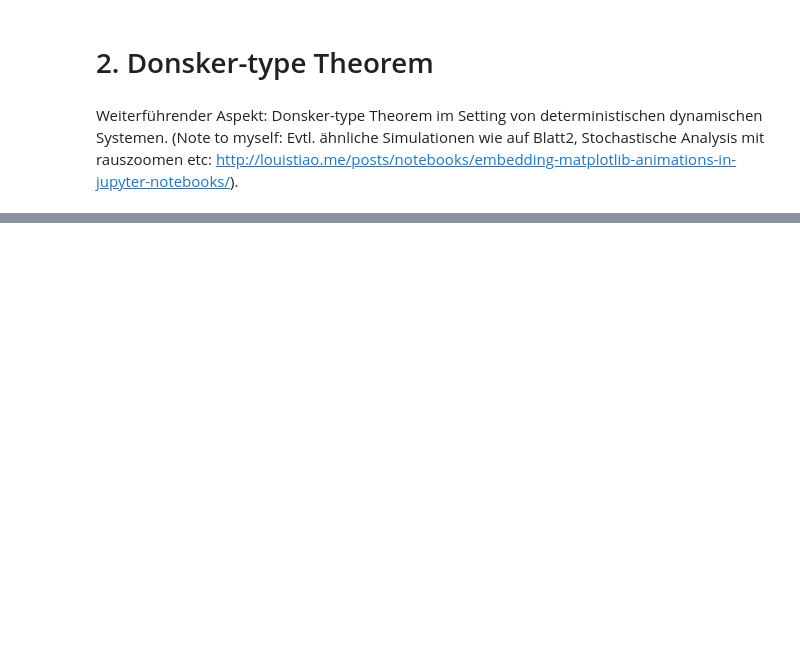
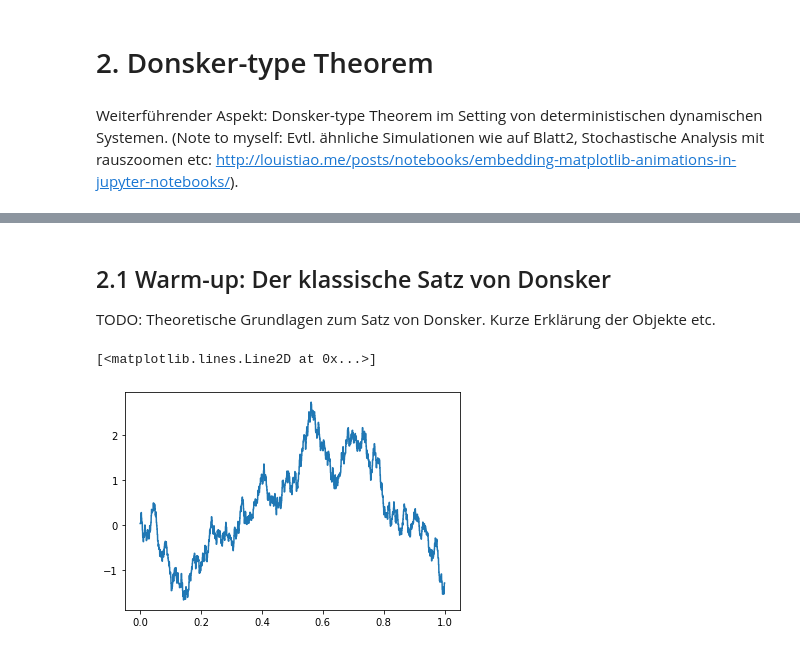
Before and after one commit to jonaskoeppl/determinismus-chaos-zufall, a Jupyter notebook: clt.ipynb, the cells around one changed output, grey strips where cells are left out. Drawn from its saved outputs; the diff is of its cells as text; code cells hidden in the pictures; blank space fills up the shorter version.

Commit message:
minor fixes und bisschen Donsker

```diff
--- a/clt.ipynb
+++ b/clt.ipynb
@@ -240,0 +243,43 @@ Weiterführender Aspekt: Donsker-type Theorem im Setting von deterministischen d
+# %% [markdown]
+## 2.1 Warm-up: Der klassische Satz von Donsker
+
+TODO: Theoretische Grundlagen zum Satz von Donsker. Kurze Erklärung der Objekte etc.
+# %%
+# TODO: Code
+
+from numpy import random
+
+# Wir müssen zunächst Zufallsvariablen erzeugen.
+# Syntax: random.rand(#Samples) erzeugt gleichmäßig auf [0,1] verteilte Zahlen
+x = random.rand(1000000)
+
+# Normierung: X -> (X-E[X])/sqrt(Var(X)).
+
+x = (x-1/2)*np.sqrt(12)
+
+# Partialsummen berechnen:
+
+partialSums = np.cumsum(x)
+
+# Donskersummen berechnen:
+# Zunächst leeres numpy array anlegen:
+donskerSums = np.zeros((4,10000))
+
+ns = [1, 10, 100, 1000]
+
+for i in range(4):
+    n = ns[i]
+    for step in range(10000):
+        t = step/1000
+        donskerSums[i,step] = 1/(np.sqrt(n))*partialSums[int(n*t)]
+# %%
+# Plot zum testen ob das soweit passt:
+x = np.linspace(0,1,10000)
+plt.plot(x, donskerSums[2])
+
+
+
+# Nööööö
+# %% [output]
+[<matplotlib.lines.Line2D at 0x...>]
+[figure, added]
```
Also changed, not shown: parts of 3 cells of this notebook, 2 other files.
